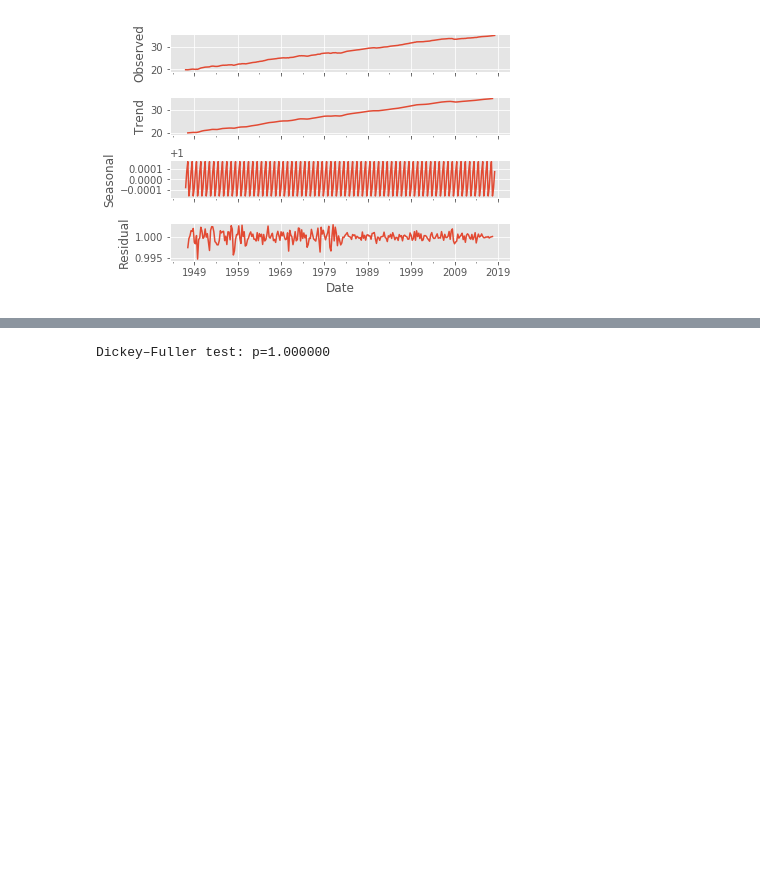
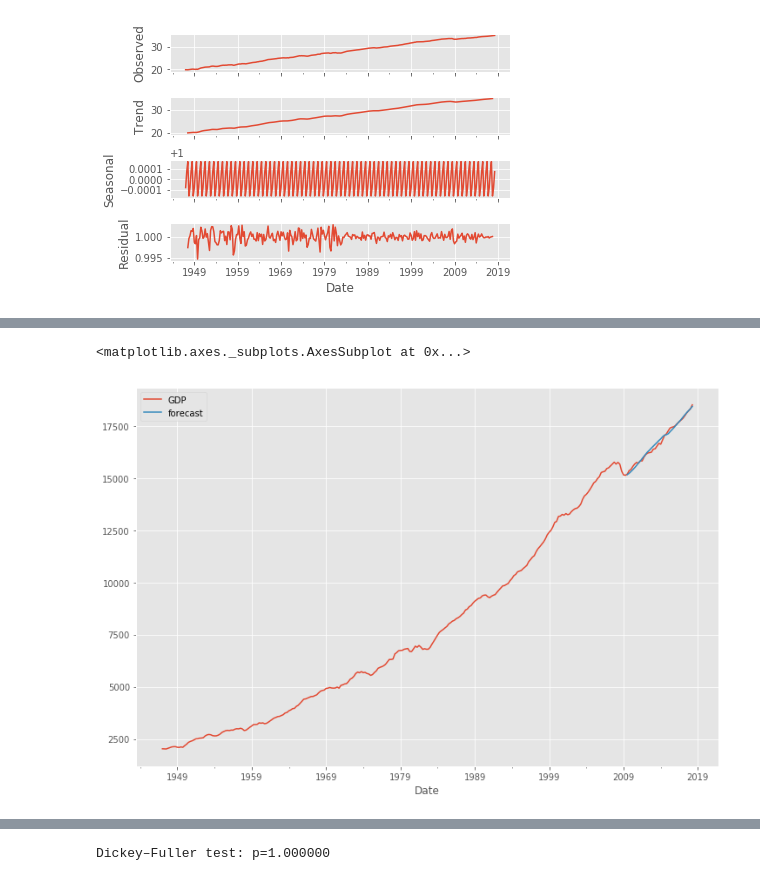
Before and after one commit to dast1/gdp_prediction, a Jupyter notebook: SARIMAX.ipynb, the cells around one changed output, grey strips where cells are left out. Saved outputs shown, nothing was run; the diff lists cells and outputs as text; code cells hidden in the pictures; blank space fills up the shorter version.

```diff
--- a/SARIMAX.ipynb
+++ b/SARIMAX.ipynb
@@ -68,0 +95,11 @@ Total fit time: 193.868 seconds
+# %%
+import statsmodels.api as sm
+
+
+mod = sm.tsa.statespace.SARIMAX(gdp['GDP'],
+                                freq=gdp.index.inferred_freq,
+                                trend=gdp_sarima_model.trend,
+                                order=gdp_sarima_model.order,
+                                seasonal_order=gdp_sarima_model.seasonal_order)
+results = mod.fit(maxiter=500)
+print(results.summary())
@@ -68,0 +124,6 @@ Total fit time: 193.868 seconds
+# %%
+gdp['forecast']= results.predict(start = 250, end= 286, dynamic= True)
+gdp[['GDP', 'forecast']].plot(figsize=(12, 8))
+# %% [output]
+<matplotlib.axes._subplots.AxesSubplot at 0x...>
+[figure, added]
```
Also changed, not shown: parts of 5 cells of this notebook, 2 other files.
